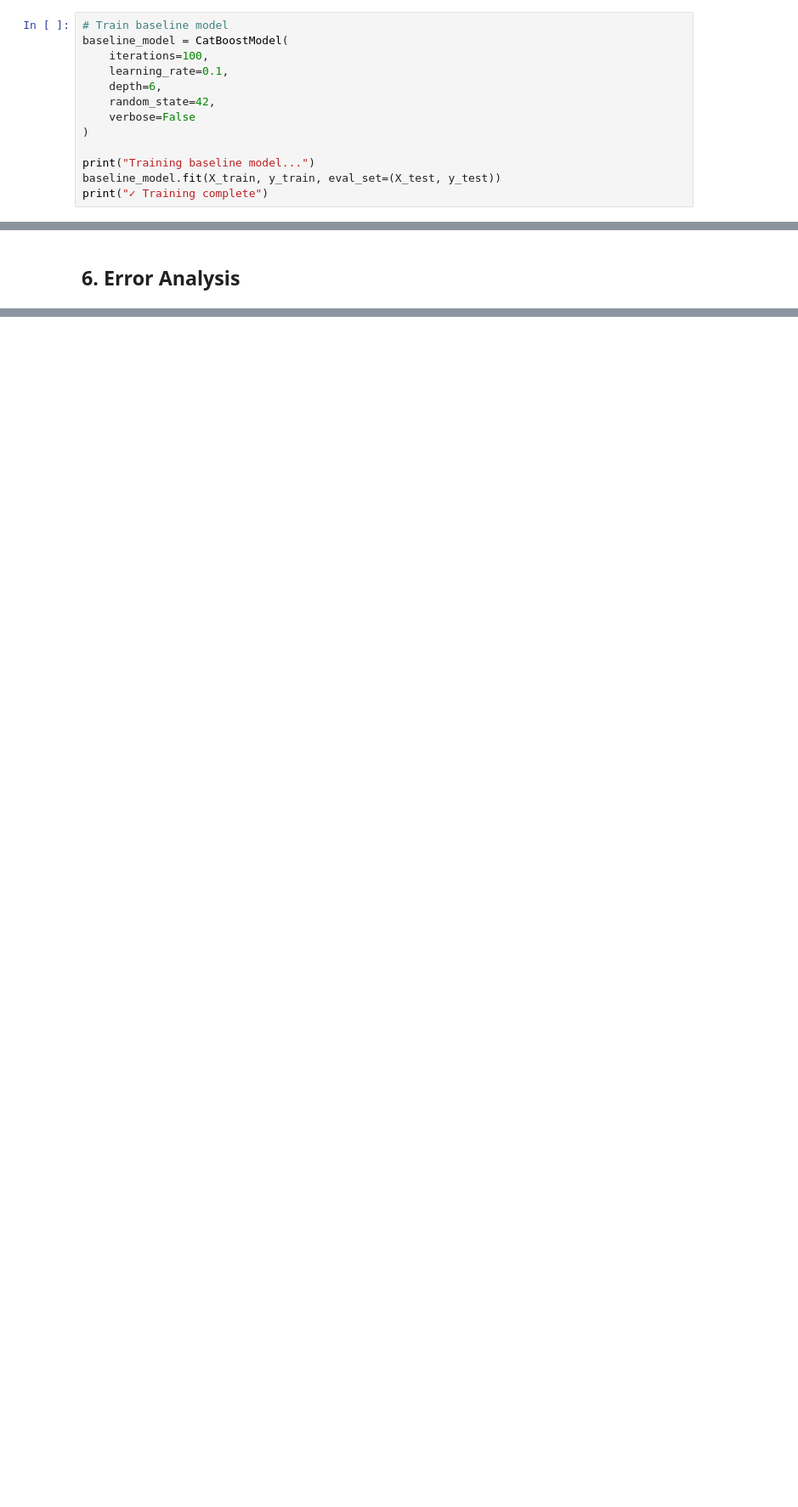
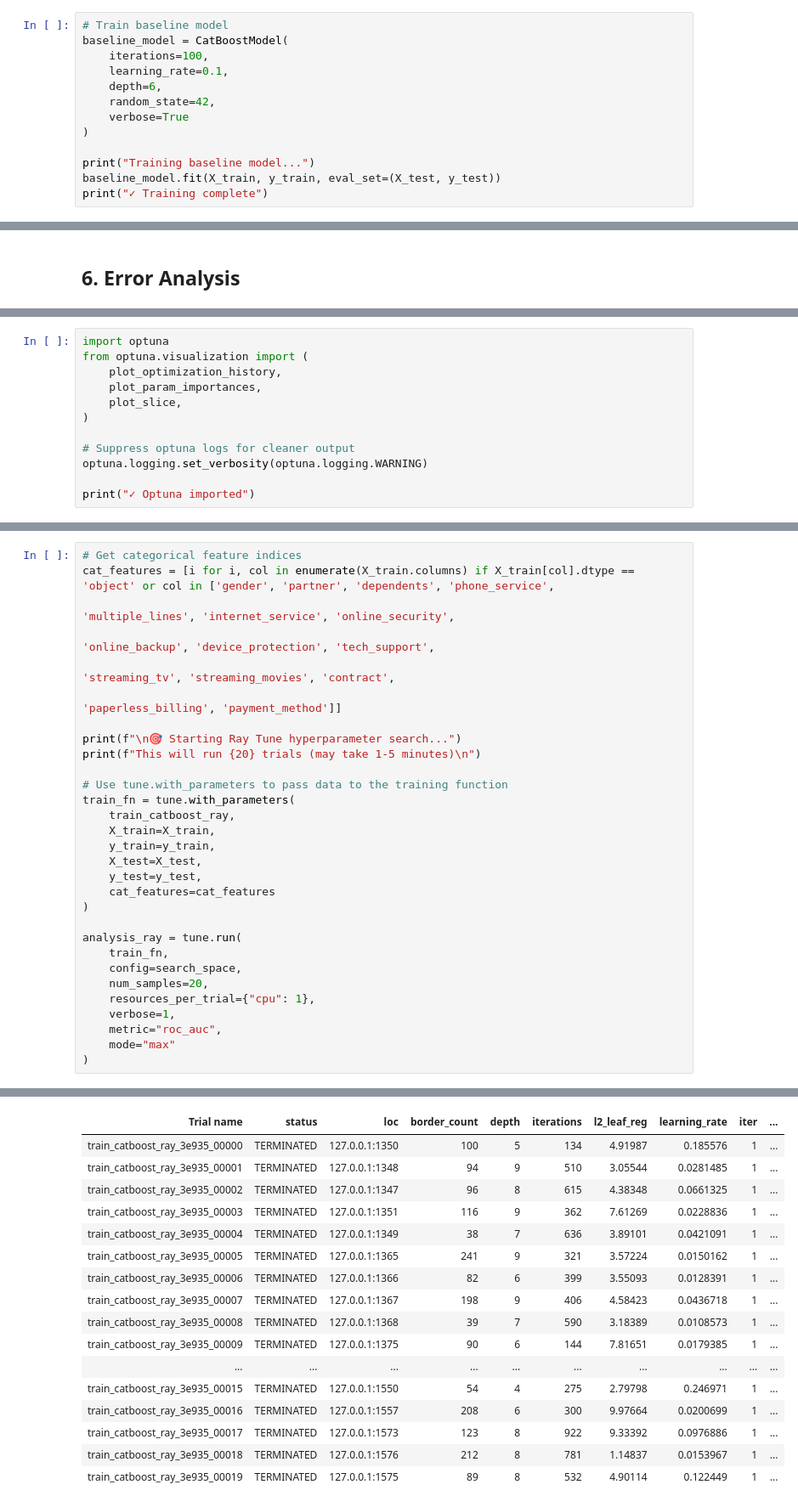
Before and after one commit to bpugnaire/modern-tabular-pipeline, a Jupyter notebook: notebooks/02_model_training_optimization.ipynb, the cells around one changed output, grey strips where cells are left out. Shown at 85% size. Drawn from its saved outputs; the diff is of its cells as text; blank space fills up the shorter version.

```diff
--- a/notebooks/02_model_training_optimization.ipynb
+++ b/notebooks/02_model_training_optimization.ipynb
@@ -100,7 +140,7 @@ baseline_model = CatBoostModel(
     learning_rate=0.1,
     depth=6,
     random_state=42,
-    verbose=False
+    verbose=True
 )
 
 print("Training baseline model...")
@@ -367,0 +440,12 @@ print("="*70)
+# %%
+import optuna
+from optuna.visualization import (
+    plot_optimization_history,
+    plot_param_importances,
+    plot_slice,
+)
+
+# Suppress optuna logs for cleaner output
+optuna.logging.set_verbosity(optuna.logging.WARNING)
+
+print("✓ Optuna imported")
@@ -367,0 +631,31 @@ print("="*70)
+# %%
+# Get categorical feature indices
+cat_features = [i for i, col in enumerate(X_train.columns) if X_train[col].dtype == 'object' or col in ['gender', 'partner', 'dependents', 'phone_service',
+                                                                                                           'multiple_lines', 'internet_service', 'online_security',
+                                                                                                           'online_backup', 'device_protection', 'tech_support',
+                                                                                                           'streaming_tv', 'streaming_movies', 'contract',
+                                                                                                           'paperless_billing', 'payment_method']]
+
+print(f"\n🎯 Starting Ray Tune hyperparameter search...")
+print(f"This will run {20} trials (may take 1-5 minutes)\n")
+
+# Use tune.with_parameters to pass data to the training function
+train_fn = tune.with_parameters(
+    train_catboost_ray,
+    X_train=X_train,
+    y_train=y_train,
+    X_test=X_test,
+    y_test=y_test,
+    cat_features=cat_features
+)
+
+analysis_ray = tune.run(
+    train_fn,
+    config=search_space,
+    num_samples=20,
+    resources_per_trial={"cpu": 1},
+    verbose=1,
+    metric="roc_auc",
+    mode="max"
+)
+# %% [output]
@@ -367,0 +670,17 @@ print("="*70)
+| Trial name | status | loc | border_count | depth | iterations | l2_leaf_reg | learning_rate | iter | ... |
+| train_catboost_ray_3e935_00000 | TERMINATED | 127.0.0.1:1350 | 100 | 5 | 134 | 4.91987 | 0.185576 | 1 | ... |
+| train_catboost_ray_3e935_00001 | TERMINATED | 127.0.0.1:1348 | 94 | 9 | 510 | 3.05544 | 0.0281485 | 1 | ... |
+| train_catboost_ray_3e935_00002 | TERMINATED | 127.0.0.1:1347 | 96 | 8 | 615 | 4.38348 | 0.0661325 | 1 | ... |
+| train_catboost_ray_3e935_00003 | TERMINATED | 127.0.0.1:1351 | 116 | 9 | 362 | 7.61269 | 0.0228836 | 1 | ... |
+| train_catboost_ray_3e935_00004 | TERMINATED | 127.0.0.1:1349 | 38 | 7 | 636 | 3.89101 | 0.0421091 | 1 | ... |
+| train_catboost_ray_3e935_00005 | TERMINATED | 127.0.0.1:1365 | 241 | 9 | 321 | 3.57224 | 0.0150162 | 1 | ... |
+| train_catboost_ray_3e935_00006 | TERMINATED | 127.0.0.1:1366 | 82 | 6 | 399 | 3.55093 | 0.0128391 | 1 | ... |
+| train_catboost_ray_3e935_00007 | TERMINATED | 127.0.0.1:1367 | 198 | 9 | 406 | 4.58423 | 0.0436718 | 1 | ... |
+| train_catboost_ray_3e935_00008 | TERMINATED | 127.0.0.1:1368 | 39 | 7 | 590 | 3.18389 | 0.0108573 | 1 | ... |
+| train_catboost_ray_3e935_00009 | TERMINATED | 127.0.0.1:1375 | 90 | 6 | 144 | 7.81651 | 0.0179385 | 1 | ... |
+| ... | ... | ... | ... | ... | ... | ... | ... | ... | ... |
+| train_catboost_ray_3e935_00015 | TERMINATED | 127.0.0.1:1550 | 54 | 4 | 275 | 2.79798 | 0.246971 | 1 | ... |
+| train_catboost_ray_3e935_00016 | TERMINATED | 127.0.0.1:1557 | 208 | 6 | 300 | 9.97664 | 0.0200699 | 1 | ... |
+| train_catboost_ray_3e935_00017 | TERMINATED | 127.0.0.1:1573 | 123 | 8 | 922 | 9.33392 | 0.0976886 | 1 | ... |
+| train_catboost_ray_3e935_00018 | TERMINATED | 127.0.0.1:1576 | 212 | 8 | 781 | 1.14837 | 0.0153967 | 1 | ... |
+| train_catboost_ray_3e935_00019 | TERMINATED | 127.0.0.1:1575 | 89 | 8 | 532 | 4.90114 | 0.122449 | 1 | ... |
```
Also changed, not shown: parts of 34 cells of this notebook, 3 other files.
